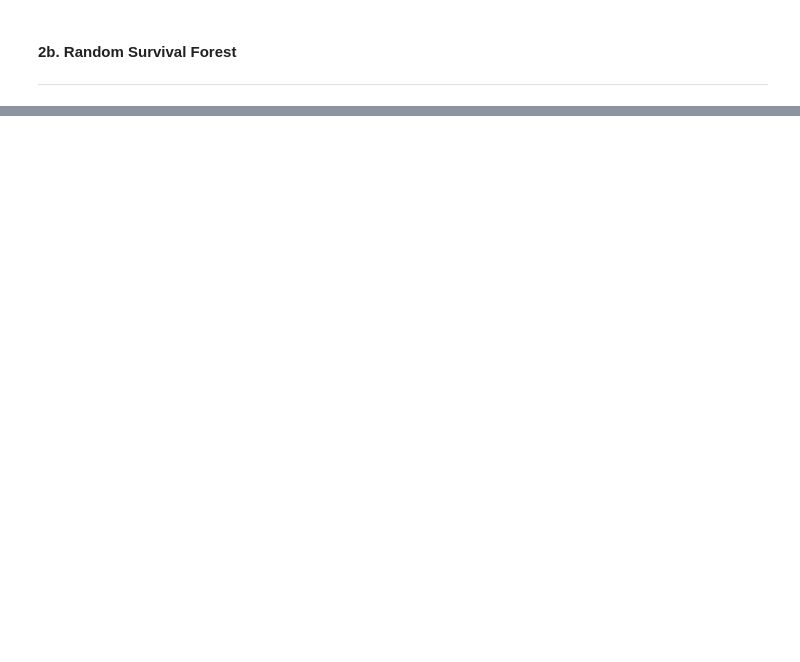
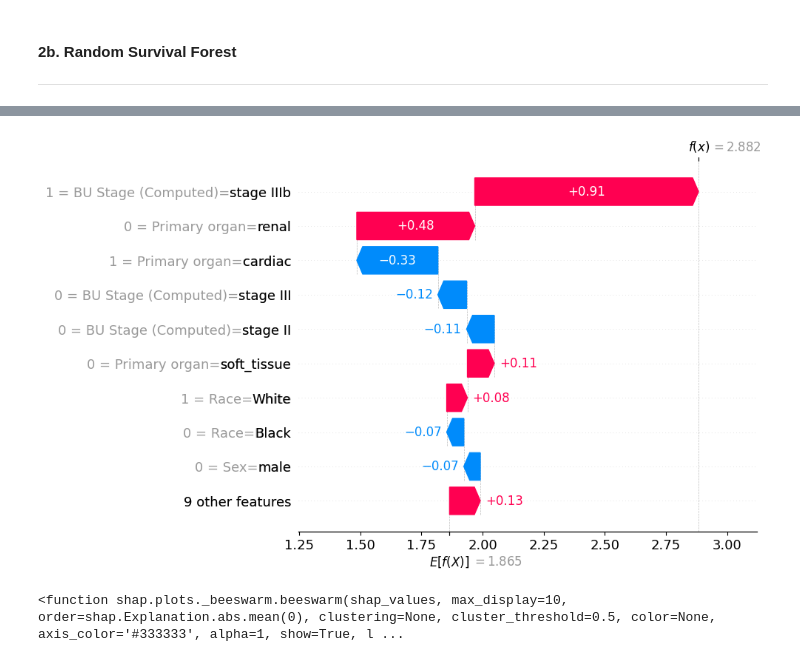
Before and after one commit to shankara-a/amyloidosis_bmc_2023, a Jupyter notebook: 04b_survival_prediction.ipynb, the cells around one changed output, grey strips where cells are left out. Drawn from its saved outputs; the diff is of its cells as text; code cells hidden in the pictures; blank space fills up the shorter version.

```diff
--- a/04b_survival_prediction.ipynb
+++ b/04b_survival_prediction.ipynb
@@ -224,0 +209,10 @@ pd.DataFrame(
+# %%
+import shap
+from tqdm import tqdm
+
+shap_explainers = dict()
+shap_values = dict()
+# %%
+for key,_ in tqdm(models.items()):
+    shap_explainers[key] = shap.Explainer(models[key].predict, X_train.loc[:,models[key].feature_names_in_])
+    shap_values[key] = shap_explainers[key](X_test.loc[:,models[key].feature_names_in_])
@@ -224,0 +235,8 @@ pd.DataFrame(
+# %%
+shap.plots.waterfall(shap_values["cph"][3])
+# %% [output]
+[figure, added]
+# %%
+shap.plots.beeswarm
+# %% [output]
+<function shap.plots._beeswarm.beeswarm(shap_values, max_display=10, order=shap.Explanation.abs.mean(0), clustering=None, cluster_threshold=0.5, color=None, axis_color='#333333', alpha=1, show=True, l ...
```
Also changed, not shown: parts of 32 cells of this notebook, 4 other files.
